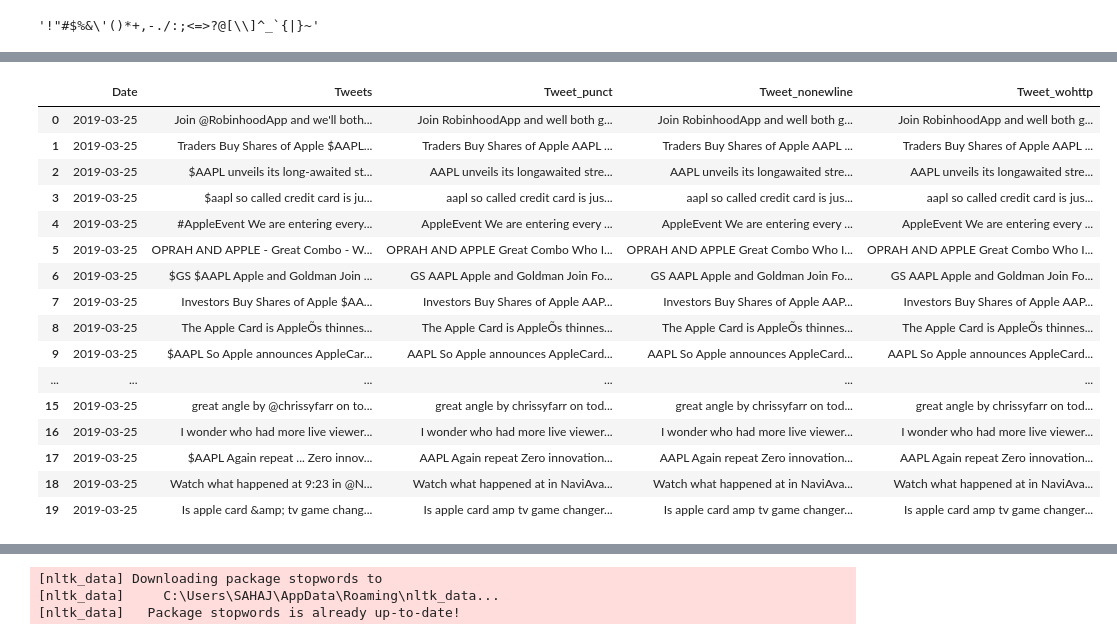
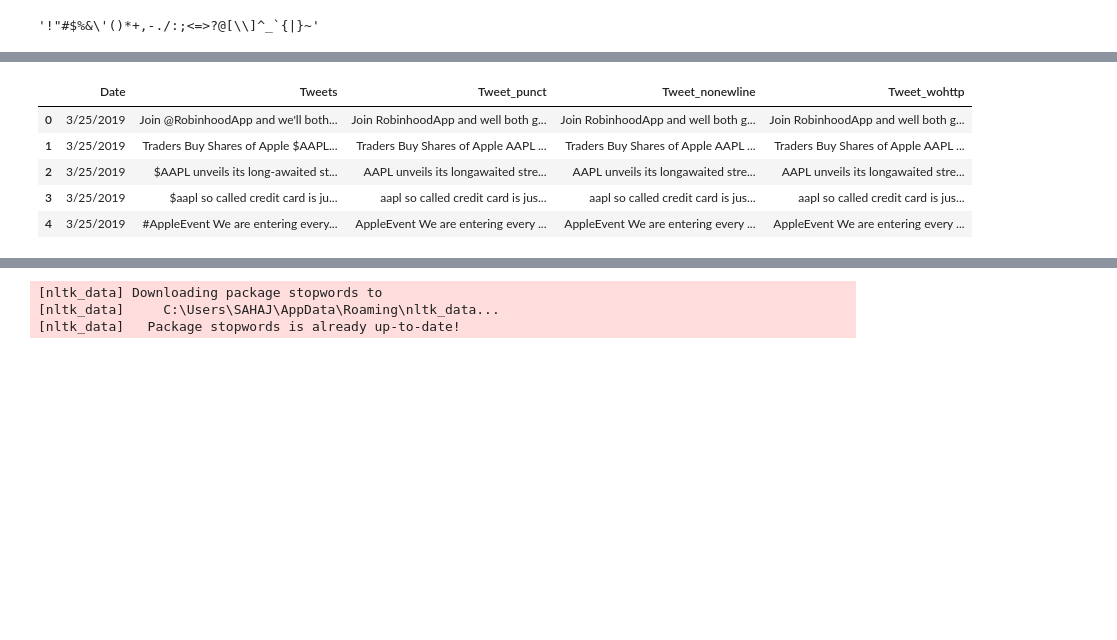
Before and after one commit to Sahaj-Chhabra/DATA-SCIENCE_PROJECT, a Jupyter notebook: Sentiment Analysis.ipynb, the cells around one changed output, grey strips where cells are left out. Cells and saved outputs as stored; diff of their text form; code cells hidden in the pictures; blank space fills up the shorter version.

```diff
--- a/Sentiment Analysis.ipynb
+++ b/Sentiment Analysis.ipynb
@@ -82,25 +82,14 @@ df.head(20)
 # %%
 # Removing http url from every tweet substitued with space
 df["Tweet_wohttp"] = [re.sub(r"http\S+", " ", text) for text in df["Tweet_nonewline"]]
-df.head(20)
+df.head()
 # %% [output]
 |  | Date | Tweets | Tweet_punct | Tweet_nonewline | Tweet_wohttp |
-| 0 | 2019-03-25 | Join @RobinhoodApp and we'll both... | Join RobinhoodApp and well both g... | Join RobinhoodApp and well both g... | Join RobinhoodApp and well both g... |
-| 1 | 2019-03-25 | Traders Buy Shares of Apple $AAPL... | Traders Buy Shares of Apple AAPL ... | Traders Buy Shares of Apple AAPL ... | Traders Buy Shares of Apple AAPL ... |
-| 2 | 2019-03-25 | $AAPL unveils its long-awaited st... | AAPL unveils its longawaited stre... | AAPL unveils its longawaited stre... | AAPL unveils its longawaited stre... |
-| 3 | 2019-03-25 | $aapl so called credit card is ju... | aapl so called credit card is jus... | aapl so called credit card is jus... | aapl so called credit card is jus... |
-| 4 | 2019-03-25 | #AppleEvent We are entering every... | AppleEvent We are entering every ... | AppleEvent We are entering every ... | AppleEvent We are entering every ... |
-| 5 | 2019-03-25 | OPRAH AND APPLE - Great Combo - W... | OPRAH AND APPLE Great Combo Who I... | OPRAH AND APPLE Great Combo Who I... | OPRAH AND APPLE Great Combo Who I... |
-| 6 | 2019-03-25 | $GS $AAPL Apple and Goldman Join ... | GS AAPL Apple and Goldman Join Fo... | GS AAPL Apple and Goldman Join Fo... | GS AAPL Apple and Goldman Join Fo... |
-| 7 | 2019-03-25 | Investors Buy Shares of Apple $AA... | Investors Buy Shares of Apple AAP... | Investors Buy Shares of Apple AAP... | Investors Buy Shares of Apple AAP... |
-| 8 | 2019-03-25 | The Apple Card is AppleÕs thinnes... | The Apple Card is AppleÕs thinnes... | The Apple Card is AppleÕs thinnes... | The Apple Card is AppleÕs thinnes... |
-| 9 | 2019-03-25 | $AAPL So Apple announces AppleCar... | AAPL So Apple announces AppleCard... | AAPL So Apple announces AppleCard... | AAPL So Apple announces AppleCard... |
-| ... | ... | ... | ... | ... | ... |
-| 15 | 2019-03-25 | great angle by @chrissyfarr on to... | great angle by chrissyfarr on tod... | great angle by chrissyfarr on tod... | great angle by chrissyfarr on tod... |
-| 16 | 2019-03-25 | I wonder who had more live viewer... | I wonder who had more live viewer... | I wonder who had more live viewer... | I wonder who had more live viewer... |
-| 17 | 2019-03-25 | $AAPL Again repeat ... Zero innov... | AAPL Again repeat Zero innovation... | AAPL Again repeat Zero innovation... | AAPL Again repeat Zero innovation... |
-| 18 | 2019-03-25 | Watch what happened at 9:23 in @N... | Watch what happened at in NaviAva... | Watch what happened at in NaviAva... | Watch what happened at in NaviAva... |
-| 19 | 2019-03-25 | Is apple card &amp; tv game chang... | Is apple card amp tv game changer... | Is apple card amp tv game changer... | Is apple card amp tv game changer... |
+| 0 | 3/25/2019 | Join @RobinhoodApp and we'll both... | Join RobinhoodApp and well both g... | Join RobinhoodApp and well both g... | Join RobinhoodApp and well both g... |
+| 1 | 3/25/2019 | Traders Buy Shares of Apple $AAPL... | Traders Buy Shares of Apple AAPL ... | Traders Buy Shares of Apple AAPL ... | Traders Buy Shares of Apple AAPL ... |
+| 2 | 3/25/2019 | $AAPL unveils its long-awaited st... | AAPL unveils its longawaited stre... | AAPL unveils its longawaited stre... | AAPL unveils its longawaited stre... |
+| 3 | 3/25/2019 | $aapl so called credit card is ju... | aapl so called credit card is jus... | aapl so called credit card is jus... | aapl so called credit card is jus... |
+| 4 | 3/25/2019 | #AppleEvent We are entering every... | AppleEvent We are entering every ... | AppleEvent We are entering every ... | AppleEvent We are entering every ... |
 # %%
 # Removing numbers
 df["Tweet_nonum"] = [re.sub("\d+", " ", text) for text in df["Tweet_wohttp"]]
```
Also changed, not shown: parts of 75 cells of this notebook.
